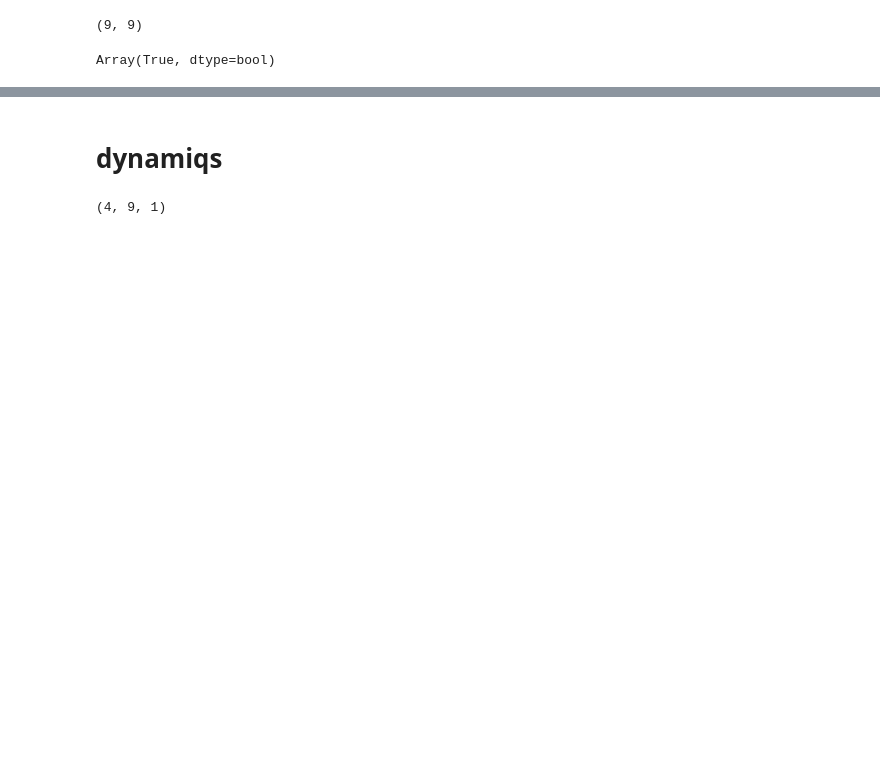
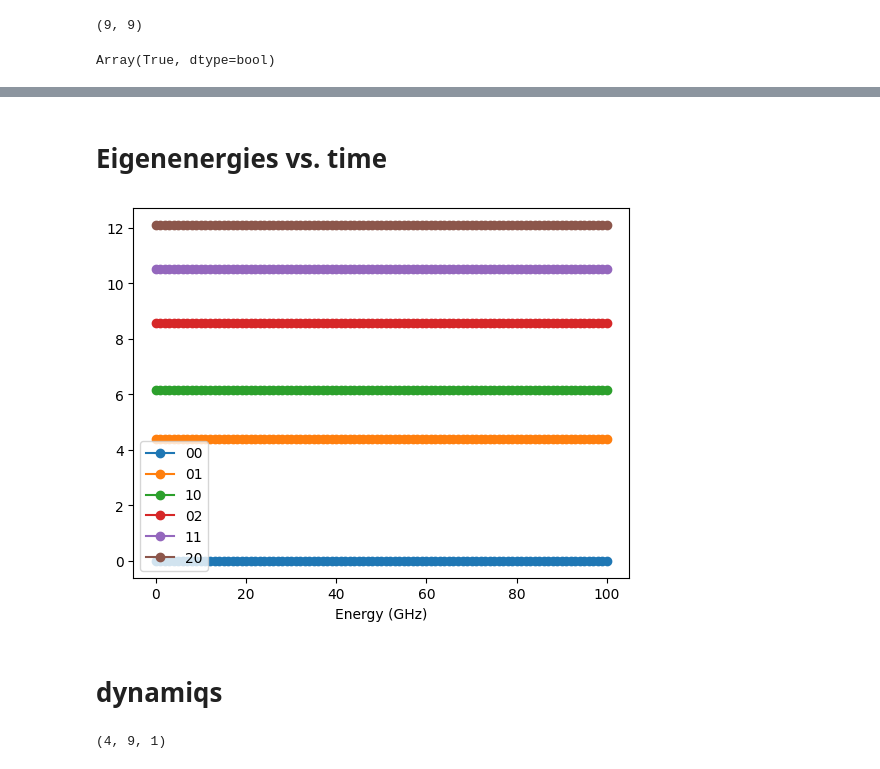
Before and after one commit to TheSQuaD-IQ/blueprint, a Jupyter notebook: notebooks/dynamiqs_simu_example.ipynb, the cells around one changed output, grey strips where cells are left out. Saved outputs shown, nothing was run; the diff lists cells and outputs as text; code cells hidden in the pictures; blank space fills up the shorter version.

```diff
--- a/notebooks/dynamiqs_simu_example.ipynb
+++ b/notebooks/dynamiqs_simu_example.ipynb
@@ -255,0 +287,2 @@ Quantum object: dims = [[9], [9]], shape = (9, 9), type = oper, isherm = True $
+# %% [markdown]
+# Eigenenergies vs. time
@@ -256,3 +291,27 @@ Quantum object: dims = [[9], [9]], shape = (9, 9), type = oper, isherm = True $
+# %%
+# === tsave
+tsave = jnp.linspace(0, 100, 101)
+# %%
+all_eigvals = []
+for t in tsave:
+    _hamil = full_hamiltonian(t)
+    eig_vals, eig_vecs = jsp.linalg.eigh(_hamil, eigvals_only=False)
+    norm_vals = eig_vals - eig_vals[0]
+    all_eigvals.append(norm_vals)
+all_eigvals = jnp.array(all_eigvals)
+# %%
+plt.plot(tsave, all_eigvals[:, 0], '-o', label='00')
+plt.plot(tsave, all_eigvals[:, 1], "-o", label="01")
+plt.plot(tsave, all_eigvals[:, 2], "-o", label="10")
+plt.plot(tsave, all_eigvals[:, 3], "-o", label="02")
+plt.plot(tsave, all_eigvals[:, 4], "-o", label="11")
+plt.plot(tsave, all_eigvals[:, 5], "-o", label="20")
+plt.legend()
+plt.xlabel("Time (ns)")
+plt.xlabel("Energy (GHz)")
+plt.show()
+# %% [output]
+[figure, added]
 # %% [markdown]
 # dynamiqs
 # %%
```
Also changed, not shown: parts of 25 cells of this notebook, 3 other files.
